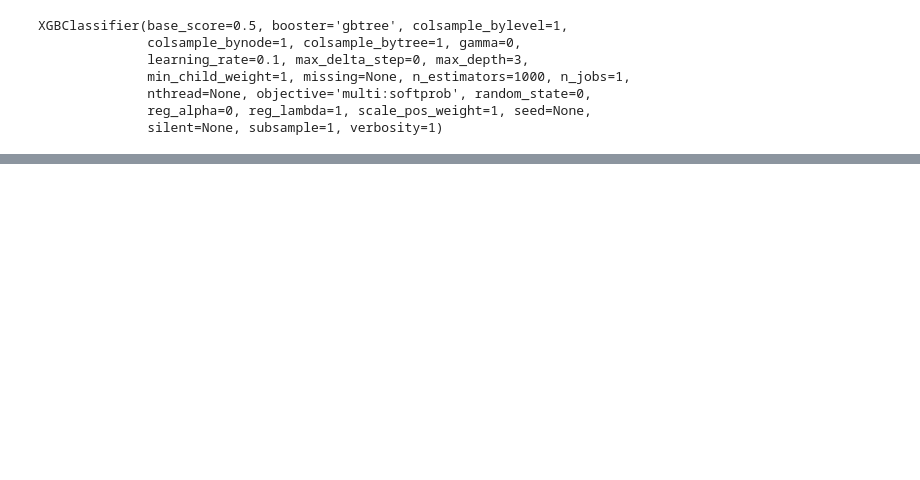
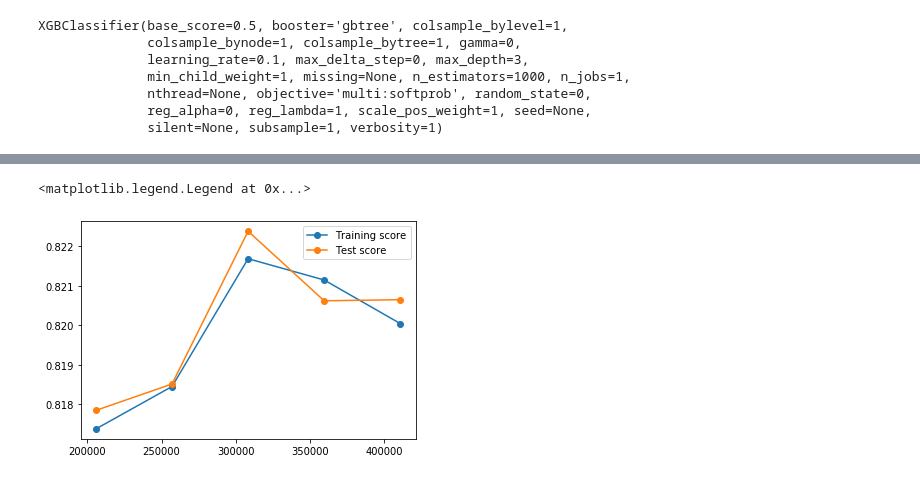
Before and after one commit to Mghane/reCLAIM-2019-Competition, a Jupyter notebook: Classification_Meisam.ipynb, the cells around one changed output, grey strips where cells are left out. Saved outputs shown, nothing was run; the diff lists cells and outputs as text; code cells hidden in the pictures; blank space fills up the shorter version.

Commit message:
Test Naive Bayes Models and conduct DNN Model Tuning

```diff
--- a/Classification_Meisam.ipynb
+++ b/Classification_Meisam.ipynb
@@ -1696,0 +1743,5 @@ weighted avg       0.81      0.82      0.81    176307
+# %%
+gnb = naive_bayes.BernoulliNB()
+gnb.fit(X_train_naive_bayes,y_train)
+predictions = gnb.predict(X_test_naive_bayes)
+print(classification_report(y_test,predictions))
@@ -1696,0 +1812,2 @@ weighted avg       0.81      0.82      0.81    176307
+# %%
+model.fit(X_train, y_train, epochs=2)
@@ -1696,0 +1831,5 @@ weighted avg       0.81      0.82      0.81    176307
+# %%
+# store the initial random weights
+initial_weights = model.get_weights()
+train_sizes = (len(X_train) * np.linspace(0.5, 0.999, 5)).astype(int)
+train_sizes
@@ -1696,0 +1838,24 @@ weighted avg       0.81      0.82      0.81    176307
+# %%
+train_scores = []
+test_scores = []
+
+for train_size in train_sizes:
+    X_train_frac, _, y_train_frac, _ = \
+    train_test_split(X_train, y_train, train_size=train_size)
+
+    # at each iteration reset the weights of the model
+    # to the initial random weights
+    model.set_weights(initial_weights)
+
+    h = model.fit(X_train_frac, y_train_frac,
+                  verbose=2,
+                  epochs=4,
+                  callbacks=[EarlyStopping(monitor='loss', patience=1)])
+
+    r = model.evaluate(X_train_frac, y_train_frac, verbose=0)
+    train_scores.append(r[-1])
+
+    e = model.evaluate(X_test, y_test, verbose=0)
+    test_scores.append(e[-1])
+
+    print("Done size: ", train_size)
@@ -1696,0 +1880,7 @@ weighted avg       0.81      0.82      0.81    176307
+# %%
+plt.plot(train_sizes, train_scores, 'o-', label="Training score")
+plt.plot(train_sizes, test_scores, 'o-', label="Test score")
+plt.legend(loc="best")
+# %% [output]
+<matplotlib.legend.Legend at 0x...>
+[figure, added]
```
Also changed, not shown: parts of 42 cells of this notebook.
